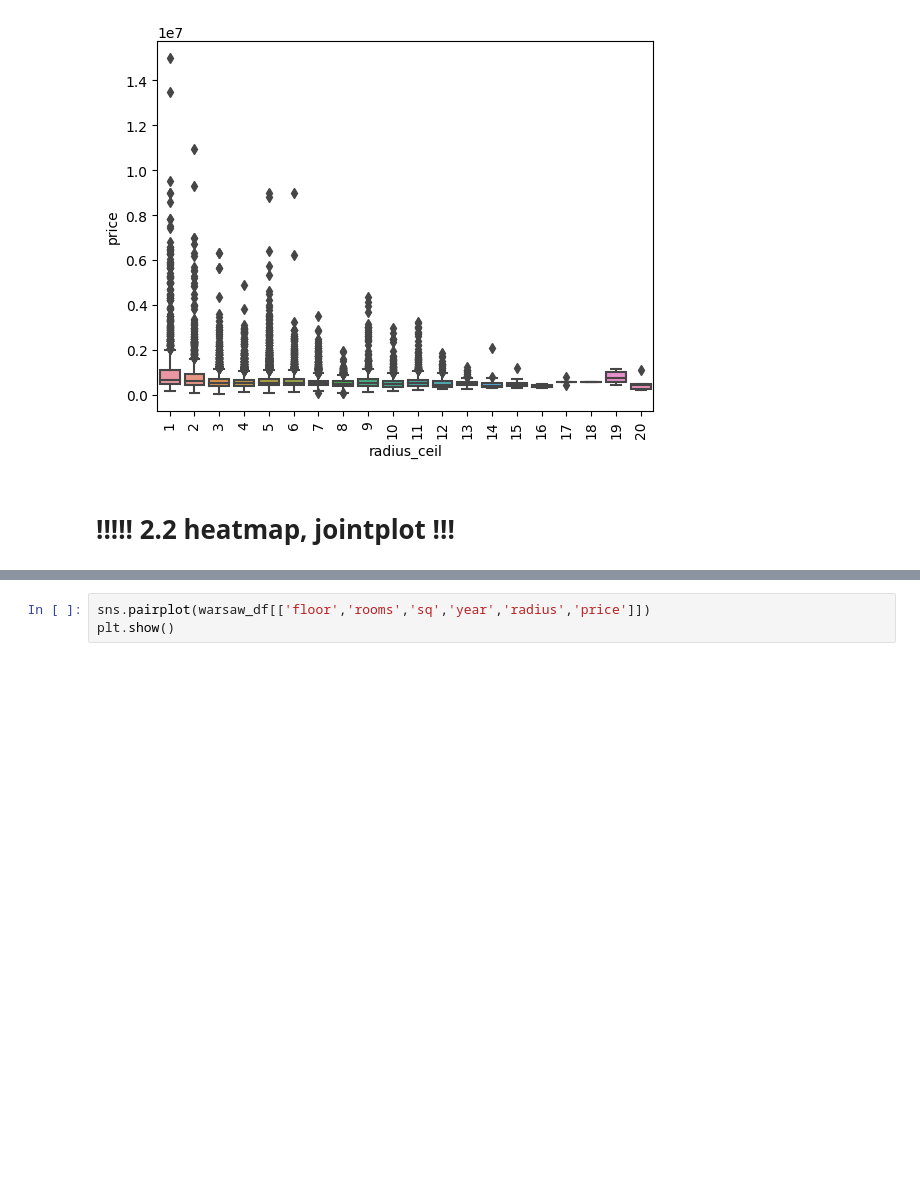
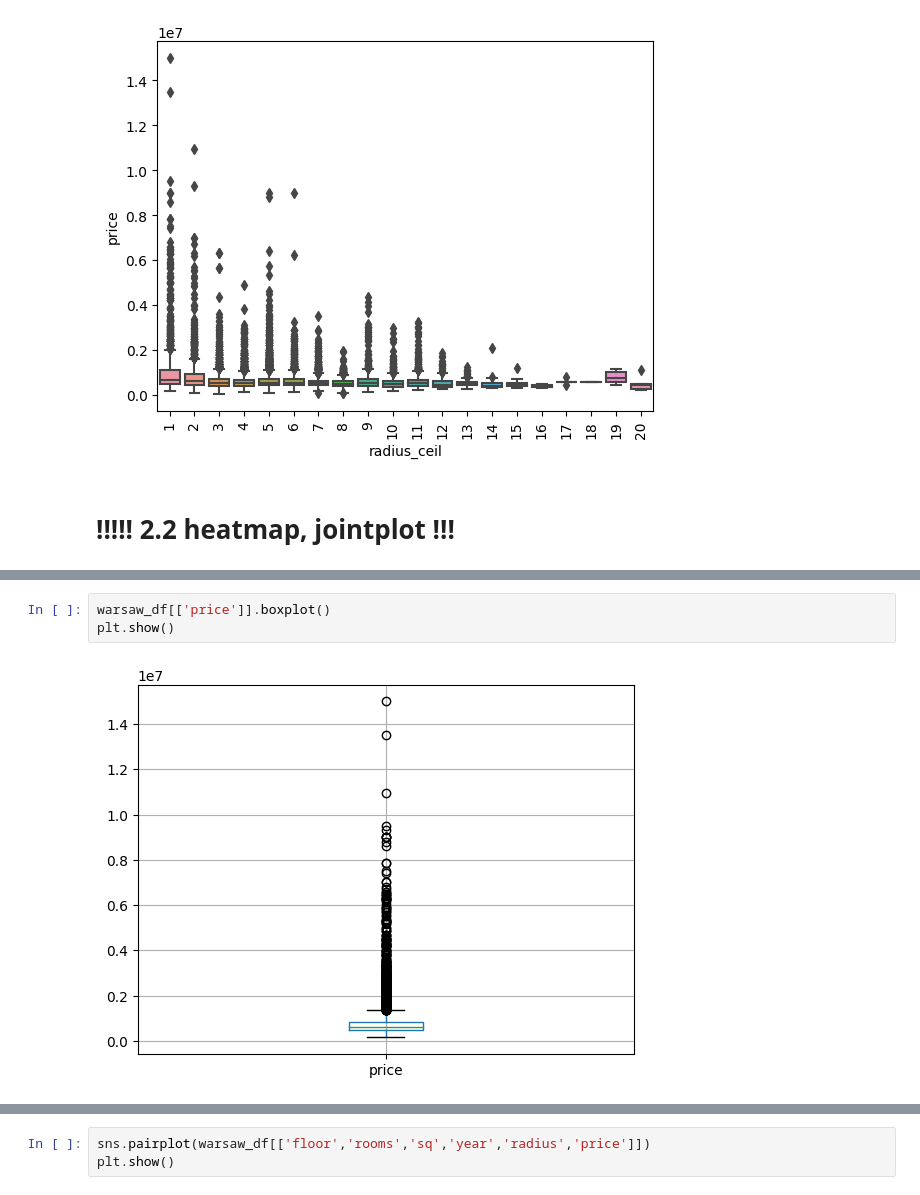
Before and after one commit to am-tropin/poland-apartment-prices, a Jupyter notebook: poland prices - regression.ipynb, the cells around one changed output, grey strips where cells are left out. Cells and saved outputs as stored; diff of their text form; blank space fills up the shorter version.

```diff
--- a/poland prices - regression.ipynb
+++ b/poland prices - regression.ipynb
@@ -626,0 +632,5 @@ for col in features_short2:
+# %%
+warsaw_df[['price']].boxplot()
+plt.show()
+# %% [output]
+[figure, added]
```
Also changed, not shown: parts of 4 cells of this notebook.
